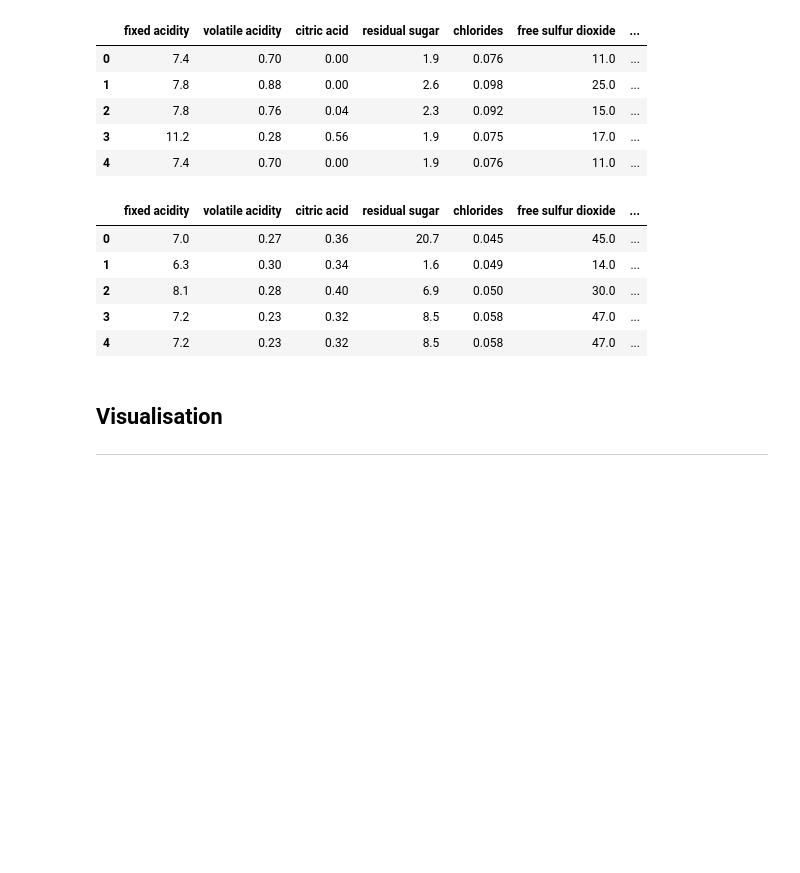
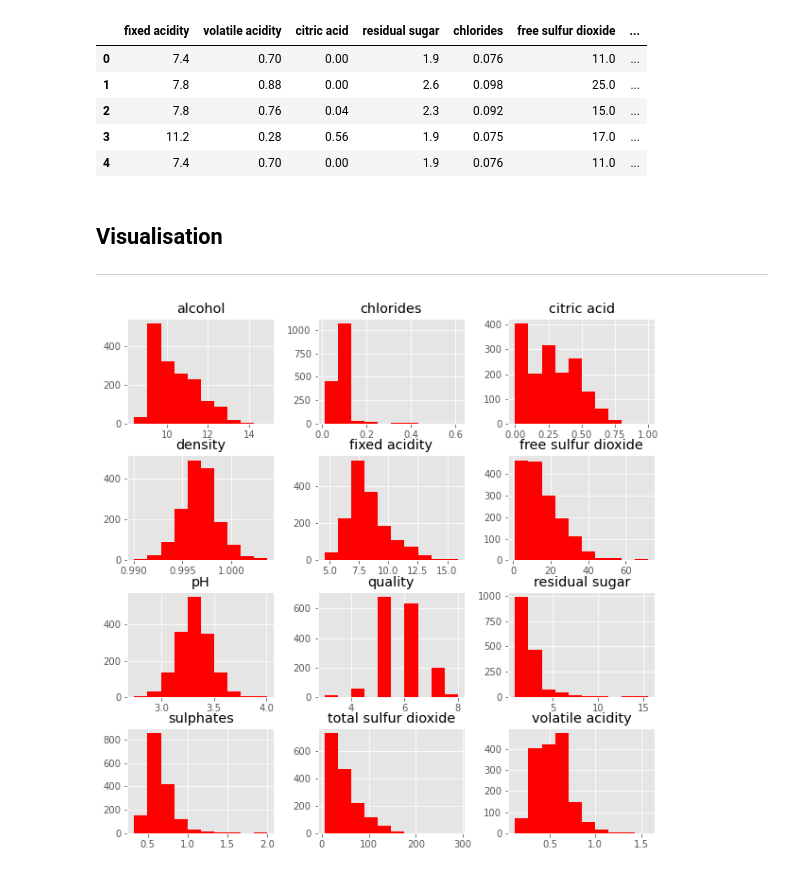
Before and after one commit to G00387847/machineLearningTask, a Jupyter notebook: classificationTask.ipynb, the cells around one changed output. Drawn from its saved outputs; the diff is of its cells as text; code cells hidden in the pictures; blank space fills up the shorter version.

```diff
--- a/classificationTask.ipynb
+++ b/classificationTask.ipynb
@@ -35,7 +35,7 @@ plt.style.use('ggplot')
 *********
 # %%
 # Loading the dataset and printing out a few lines to get a better understanding of the data
-df=pd.read_csv("winequality-red.csv",sep=";")
-white_wine=pd.read_csv("winequality-white.csv",sep=";")
+red=pd.read_csv("winequality-red.csv",sep=";")
+#white=pd.read_csv("winequality-white.csv",sep=";")
 # %%
 
@@ -107,13 +103,10 @@ x.mean()
 | 8 | 8.566667 | 0.423333 | 0.391111 | 2.577778 | 0.068444 | 13.277778 | ... |
 # %%
 # create color array for red dataframe
-color_red = np.repeat('red', len(df), axis=None)
-
-# create color array for white dataframe
-color_white = np.repeat('white', len(white_wine), axis=None)
+color_red = np.repeat('red', len(red), axis=None)
 # %%
-df['color'] = color_red
-df.head()
+red['color'] = color_red
+red.head()
 # %% [output]
 |  | fixed acidity | volatile acidity | citric acid | residual sugar | chlorides | free sulfur dioxide | ... |
 | 0 | 7.4 | 0.70 | 0.00 | 1.9 | 0.076 | 11.0 | ... |
@@ -121,13 +114,3 @@ df.head()
 | 2 | 7.8 | 0.76 | 0.04 | 2.3 | 0.092 | 15.0 | ... |
 | 3 | 11.2 | 0.28 | 0.56 | 1.9 | 0.075 | 17.0 | ... |
 | 4 | 7.4 | 0.70 | 0.00 | 1.9 | 0.076 | 11.0 | ... |
-# %%
-white_wine['color'] = color_white
-white_wine.head()
-# %% [output]
-|  | fixed acidity | volatile acidity | citric acid | residual sugar | chlorides | free sulfur dioxide | ... |
-| 0 | 7.0 | 0.27 | 0.36 | 20.7 | 0.045 | 45.0 | ... |
-| 1 | 6.3 | 0.30 | 0.34 | 1.6 | 0.049 | 14.0 | ... |
-| 2 | 8.1 | 0.28 | 0.40 | 6.9 | 0.050 | 30.0 | ... |
-| 3 | 7.2 | 0.23 | 0.32 | 8.5 | 0.058 | 47.0 | ... |
-| 4 | 7.2 | 0.23 | 0.32 | 8.5 | 0.058 | 47.0 | ... |
@@ -140,4 +120,6 @@ sns.pairplot(df, hue='red');
 *****
 # %%
 # Hist plots and kdes.
-df.hist(color='red',figsize=(10,10));
+red.hist(color='red',figsize=(10,10));
+# %% [output]
+[figure, added]
```
Also changed, not shown: parts of 31 cells of this notebook.
